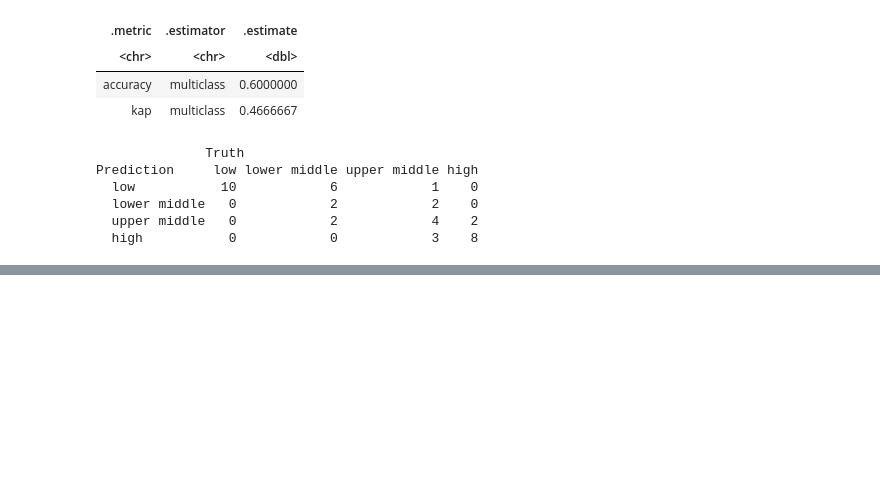
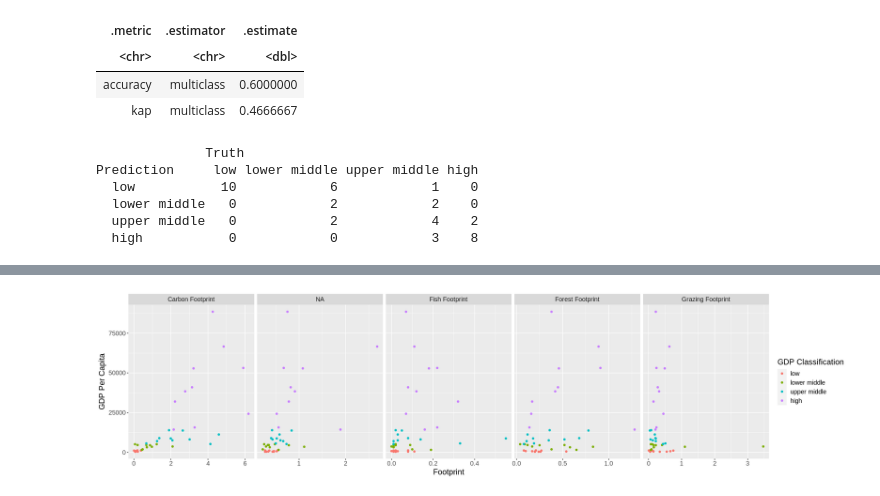
Before and after one commit to tsabkuro/EcoFoot, a Jupyter notebook: report.ipynb, the cells around one changed output, grey strips where cells are left out. Cells and saved outputs as stored; diff of their text form; code cells hidden in the pictures; blank space fills up the shorter version.

Commit message:
Added graphs for visualization

```diff
--- a/report.ipynb
+++ b/report.ipynb
@@ -241,0 +248,7 @@ Prediction     low lower middle upper middle high
+# %%
+prediction_long <- pivot_longer(countries_predictions,
+  cols = cropland.footprint:carbon.footprint,
+  names_to = "footprint.name",
+  values_to = "footprint.value"
+)
+prediction_long
@@ -241,0 +266,21 @@ Prediction     low lower middle upper middle high
+# %%
+options(repr.plot.width = 20, repr.plot.height = 5)
+
+footprint_labels <- c(carbon.footprint = "Carbon Footprint",
+                      cropland.footprin = "Cropland Footprint",
+                      fish.footprint = "Fish Footprint",
+                      forest.footprint = "Forest Footprint",
+                      grazing.footprint = "Grazing Footprint")
+
+footprint_gdp_graphs <- prediction_long %>%
+   ggplot(aes(x = footprint.value, y = gdp.per.capita)) +
+   geom_point(aes(colour = GDP_classified)) +
+   labs(x = "Footprint", y = "GDP Per Capita", colour = "GDP Classification") +
+   facet_grid(~ footprint.name,
+              scales = "free",
+              labeller = labeller(footprint.name = footprint_labels)) +
+   theme(text = element_text(size=15))
+
+footprint_gdp_graphs
+# %% [output]
+[figure, added]
```
Also changed, not shown: parts of 5 cells of this notebook.
